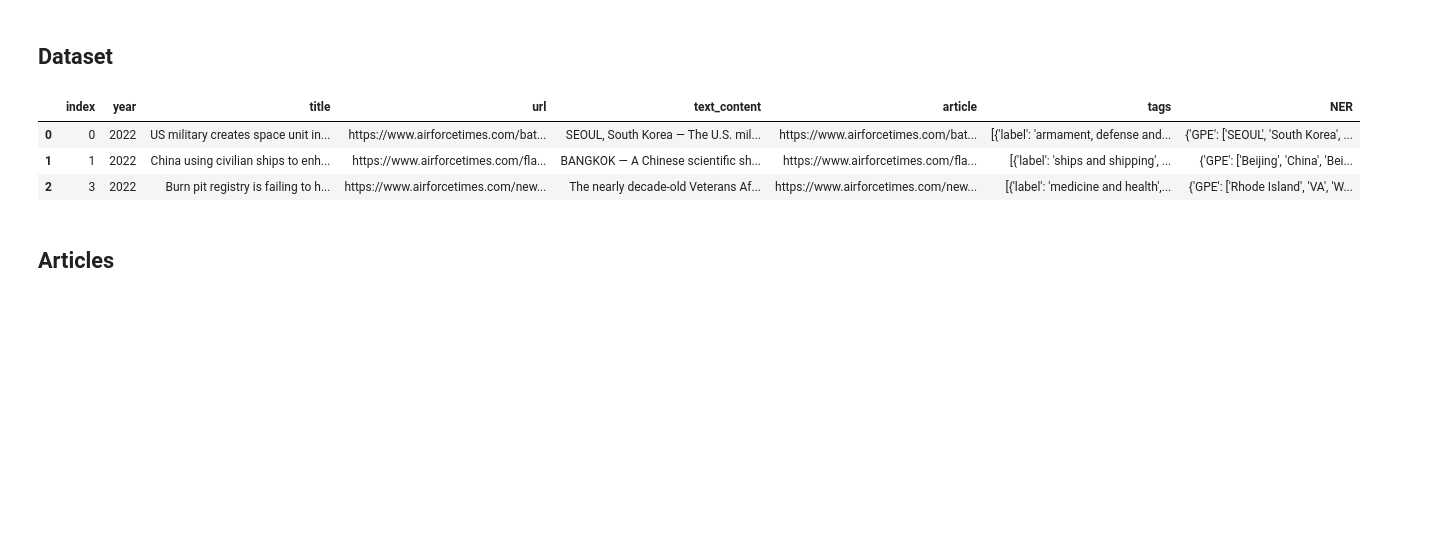
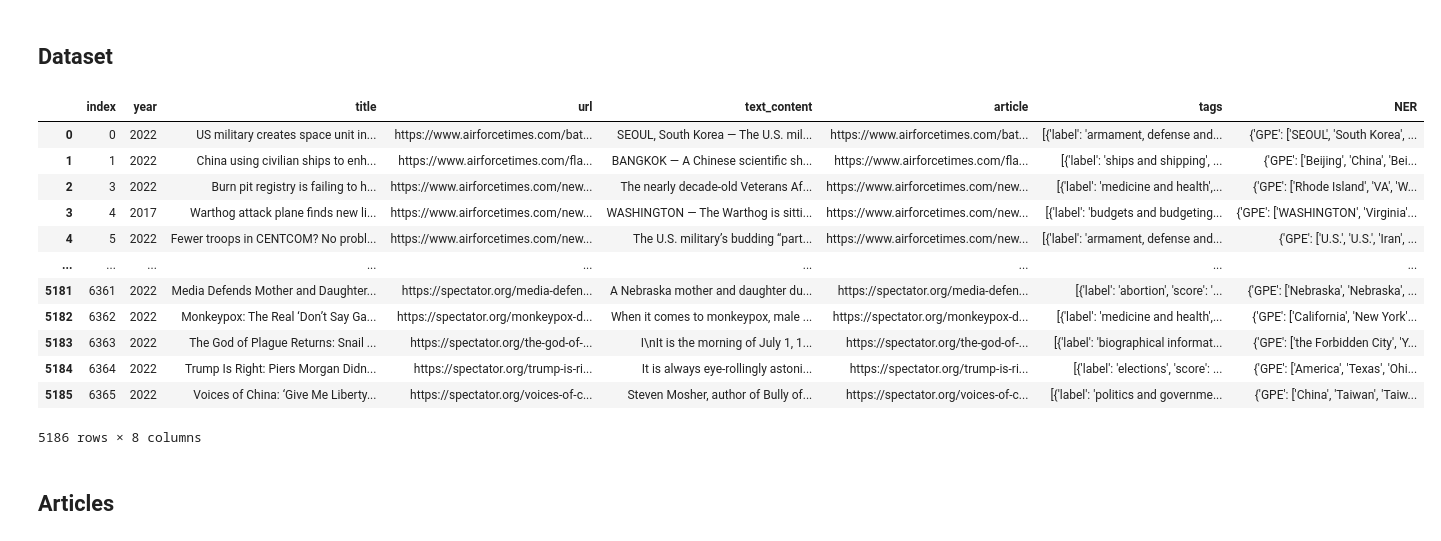
Before and after one commit to AlbaTaboada/Edgelands, a Jupyter notebook: analysis.ipynb, the cells around one changed output. Saved outputs shown, nothing was run; the diff lists cells and outputs as text; code cells hidden in the pictures; blank space fills up the shorter version.

```diff
--- a/analysis.ipynb
+++ b/analysis.ipynb
@@ -32,14 +32,23 @@ from scipy import interpolate
 # %% [markdown]
 ## Dataset
 # %%
-df = pd.read_json('data/fusion_extract.json')
+df = pd.read_json('data/fusion.json')
 
 df
 # %% [output]
 |  | index | year | title | url | text_content | article | tags | NER |
 | 0 | 0 | 2022 | US military creates space unit in... | https://www.airforcetimes.com/bat... | SEOUL, South Korea — The U.S. mil... | https://www.airforcetimes.com/bat... | [{'label': 'armament, defense and... | {'GPE': ['SEOUL', 'South Korea', ... |
 | 1 | 1 | 2022 | China using civilian ships to enh... | https://www.airforcetimes.com/fla... | BANGKOK — A Chinese scientific sh... | https://www.airforcetimes.com/fla... | [{'label': 'ships and shipping', ... | {'GPE': ['Beijing', 'China', 'Bei... |
 | 2 | 3 | 2022 | Burn pit registry is failing to h... | https://www.airforcetimes.com/new... | The nearly decade-old Veterans Af... | https://www.airforcetimes.com/new... | [{'label': 'medicine and health',... | {'GPE': ['Rhode Island', 'VA', 'W... |
+| 3 | 4 | 2017 | Warthog attack plane finds new li... | https://www.airforcetimes.com/new... | WASHINGTON — The Warthog is sitti... | https://www.airforcetimes.com/new... | [{'label': 'budgets and budgeting... | {'GPE': ['WASHINGTON', 'Virginia'... |
+| 4 | 5 | 2022 | Fewer troops in CENTCOM? No probl... | https://www.airforcetimes.com/new... | The U.S. military’s budding “part... | https://www.airforcetimes.com/new... | [{'label': 'armament, defense and... | {'GPE': ['U.S.', 'U.S.', 'Iran', ... |
+| ... | ... | ... | ... | ... | ... | ... | ... | ... |
+| 5181 | 6361 | 2022 | Media Defends Mother and Daughter... | https://spectator.org/media-defen... | A Nebraska mother and daughter du... | https://spectator.org/media-defen... | [{'label': 'abortion', 'score': '... | {'GPE': ['Nebraska', 'Nebraska', ... |
+| 5182 | 6362 | 2022 | Monkeypox: The Real ‘Don’t Say Ga... | https://spectator.org/monkeypox-d... | When it comes to monkeypox, male ... | https://spectator.org/monkeypox-d... | [{'label': 'medicine and health',... | {'GPE': ['California', 'New York'... |
+| 5183 | 6363 | 2022 | The God of Plague Returns: Snail ... | https://spectator.org/the-god-of-... | I\nIt is the morning of July 1, 1... | https://spectator.org/the-god-of-... | [{'label': 'biographical informat... | {'GPE': ['the Forbidden City', 'Y... |
+| 5184 | 6364 | 2022 | Trump Is Right: Piers Morgan Didn... | https://spectator.org/trump-is-ri... | It is always eye-rollingly astoni... | https://spectator.org/trump-is-ri... | [{'label': 'elections', 'score': ... | {'GPE': ['America', 'Texas', 'Ohi... |
+| 5185 | 6365 | 2022 | Voices of China: ‘Give Me Liberty... | https://spectator.org/voices-of-c... | Steven Mosher, author of Bully of... | https://spectator.org/voices-of-c... | [{'label': 'politics and governme... | {'GPE': ['China', 'Taiwan', 'Taiw... |
+5186 rows × 8 columns
 # %% [markdown]
 ## Articles
 # %%
```
